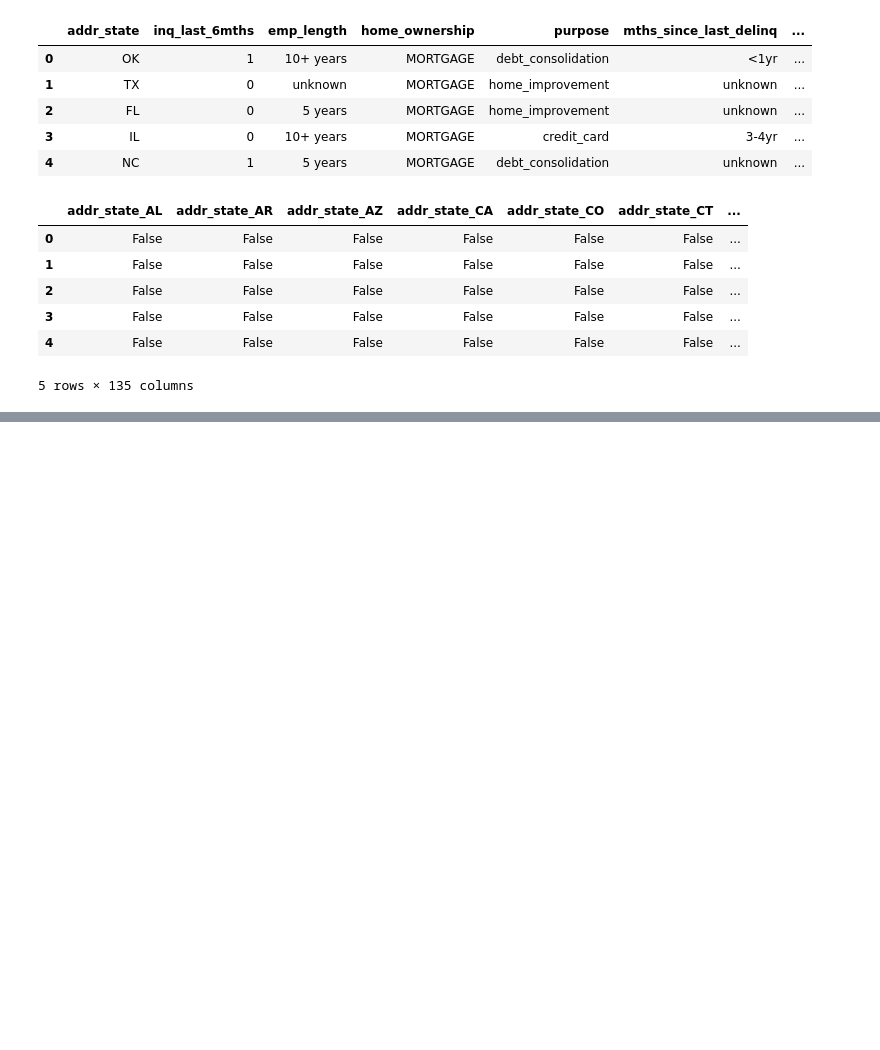
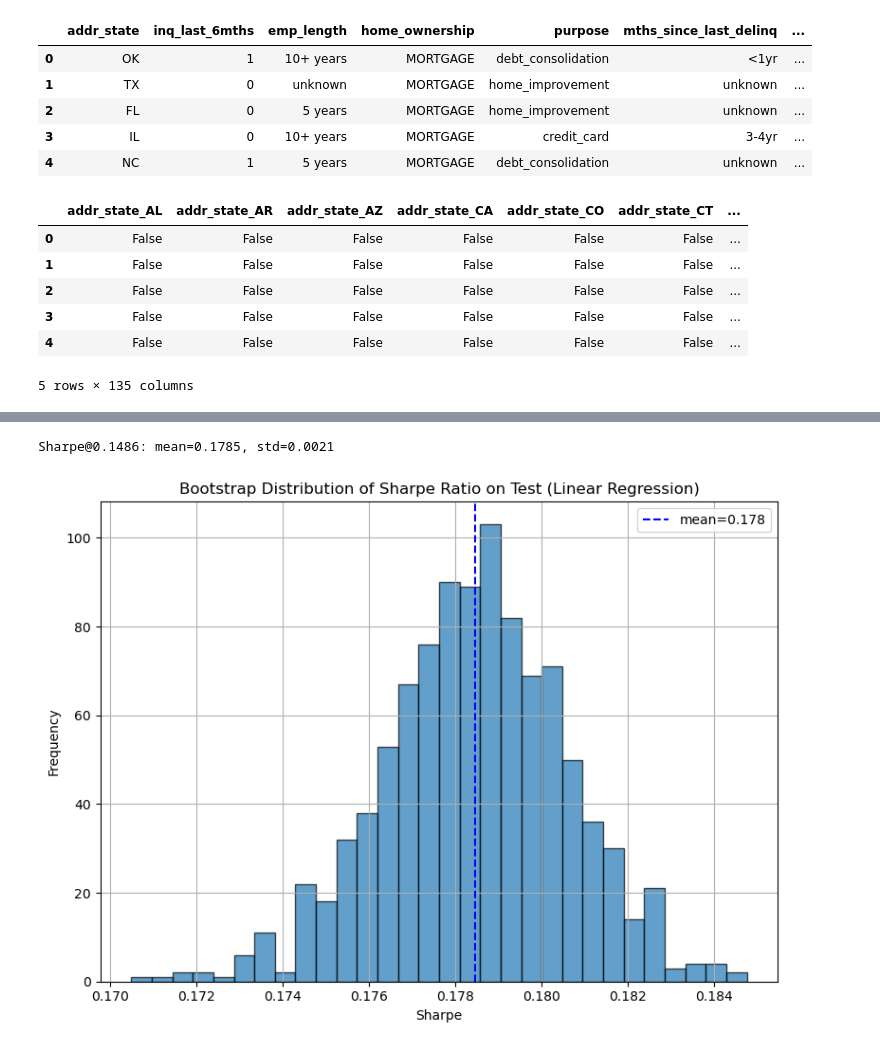
Before and after one commit to dlehdk58/lending-club-irr-prediction, a Jupyter notebook: model1/catboost.ipynb, the cells around one changed output, grey strips where cells are left out. Drawn from its saved outputs; the diff is of its cells as text; code cells hidden in the pictures; blank space fills up the shorter version.

```diff
--- a/model1/catboost.ipynb
+++ b/model1/catboost.ipynb
@@ -171,0 +306,55 @@ Sharpe ratio가 극대화되는 threshold: 0.3169
+# %%
+import numpy as np
+import matplotlib.pyplot as plt
+from tqdm import tqdm
+
+# 3) 예측 1회 & 정규화
+preds_full = pipe.predict_proba(X_test)[:, 1]  # <-- 핵심 수정
+
+irr_full = df_else_test['irr'].to_numpy()
+rf_full  = df_else_test['treasury'].to_numpy()
+# (옵션) default_flag = (df_else_test['loan_status'].to_numpy() == 1)
+
+# 4) 임계값 고정 후, 테스트 인덱스 부트스트랩만 1000회
+N_BOOTSTRAP = 1000
+TH = 0.1486
+sharpe_dist = []
+n = len(preds_full)
+
+for _ in tqdm(range(N_BOOTSTRAP), desc="Bootstrap indices"):
+    idx = np.random.randint(0, n, size=n)  # with replacement
+
+    decisions = (preds_full[idx] > TH).astype(int)  # 1=거절, 0=대출
+    irr = irr_full[idx]
+    rf  = rf_full[idx]
+
+    returns = np.where(decisions == 1, rf, irr)
+    # (옵션) 대출+부도 0 처리:
+    # returns = np.where((decisions==0) & default_flag[idx], 0.0, returns)
+
+    excess = returns - rf
+    mu, sigma = excess.mean(), excess.std(ddof=0)
+    sharpe = mu / sigma if sigma > 0 else -np.inf
+    sharpe_dist.append(sharpe)
+
+mean_sharpe = np.mean(sharpe_dist)
+std_sharpe = np.std(sharpe_dist)
+print(f"Sharpe@{TH}: mean={mean_sharpe:.4f}, std={std_sharpe:.4f}")
+
+# ---- 시각화
+plt.figure(figsize=(8,6))
+plt.hist(sharpe_dist, bins=30, edgecolor='k', alpha=0.7)
+
+# 평균 라인과 범례 추가
+plt.axvline(mean_sharpe, color='blue', linestyle='--', label=f"mean={mean_sharpe:.3f}")
+
+plt.xlabel("Sharpe")
+plt.ylabel("Frequency")
+plt.title("Bootstrap Distribution of Sharpe Ratio on Test (Linear Regression)")
+plt.legend()
+plt.grid(True)
+plt.tight_layout()
+plt.show()
+# %% [output]
+Sharpe@0.1486: mean=0.1785, std=0.0021
+[figure, added]
```
Also changed, not shown: parts of 8 cells of this notebook.
